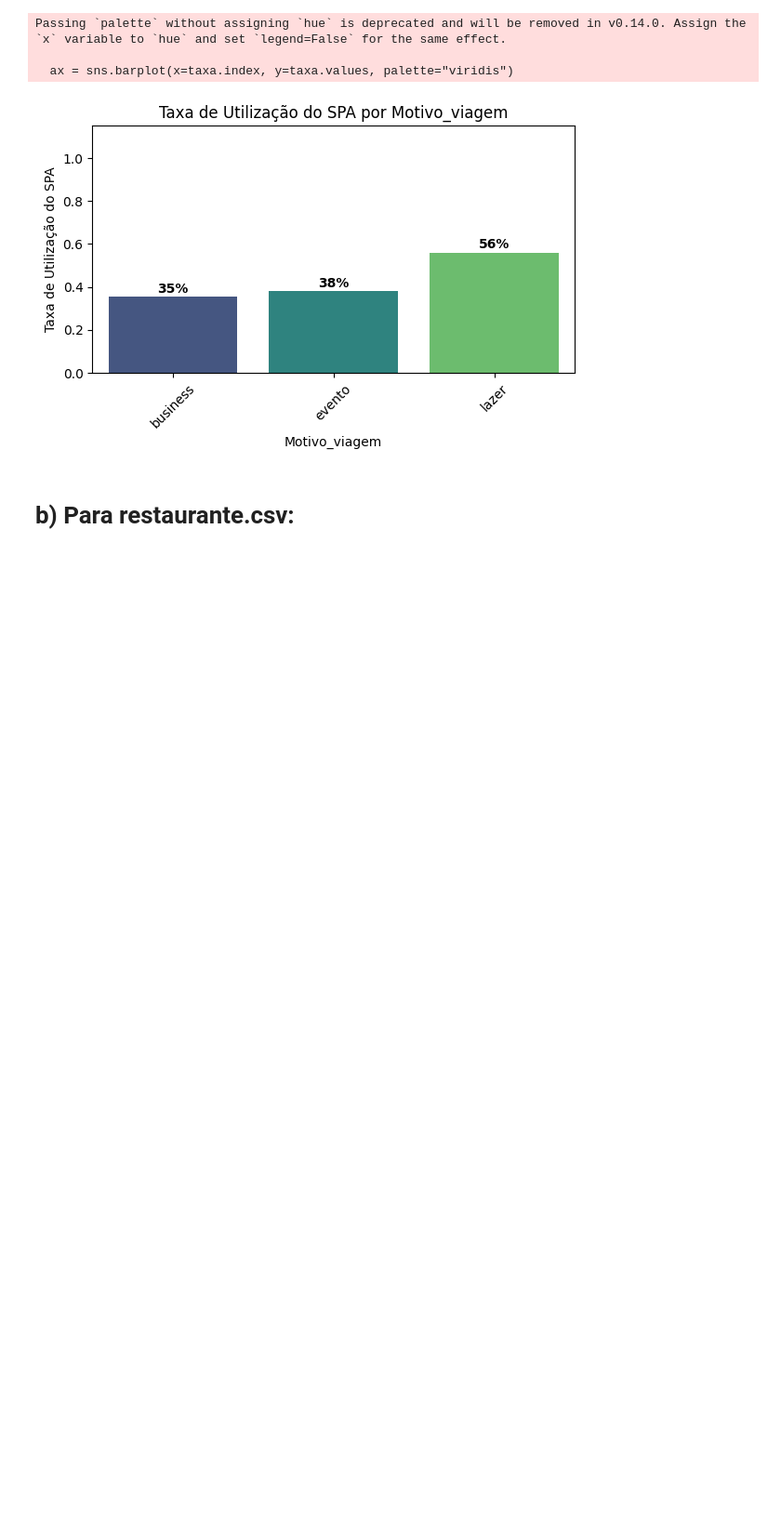
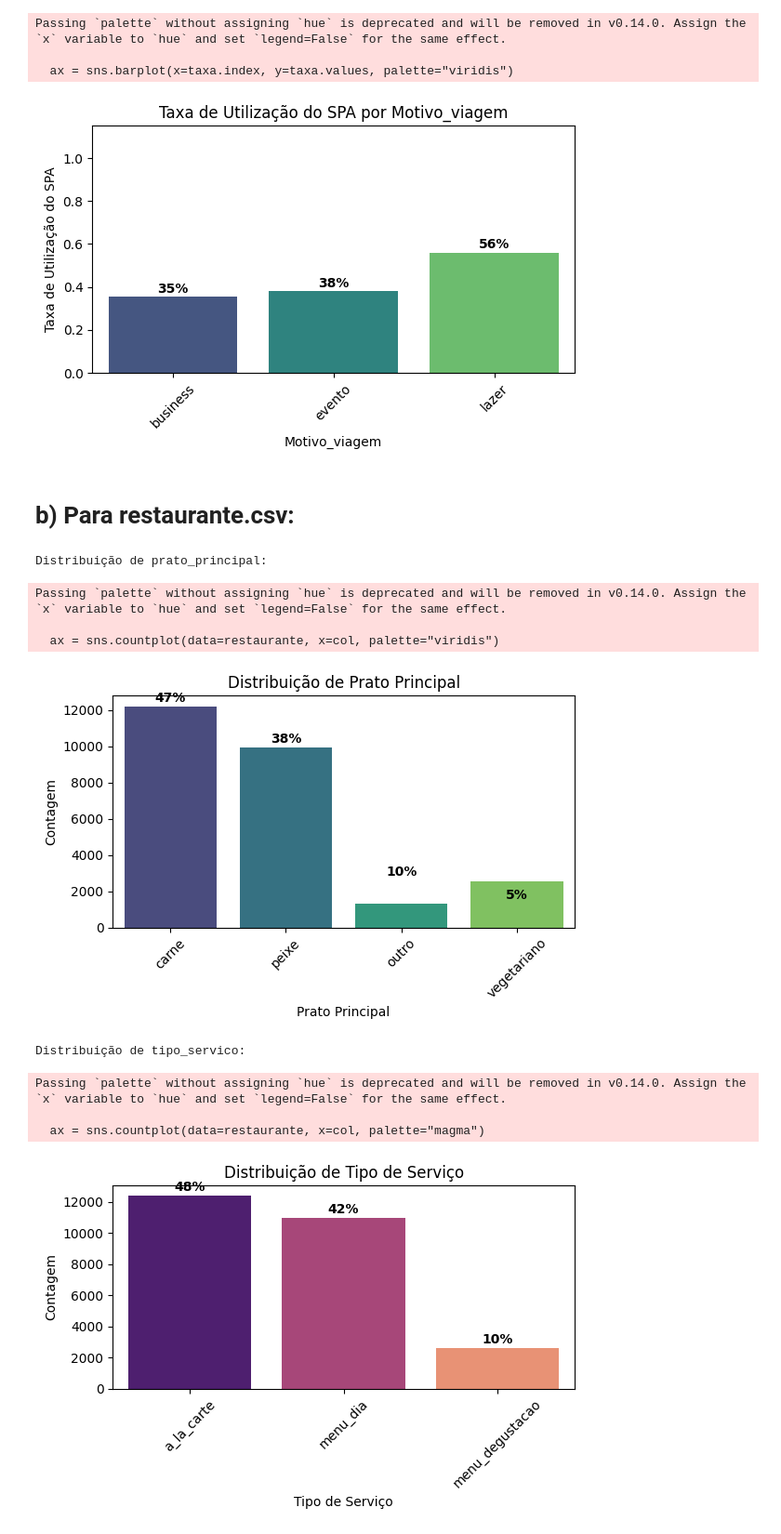
Before and after one commit to lilianaaraujojfmetal-ui/Projeto-Final, a Jupyter notebook: config_data.ipynb, the cells around one changed output. Shown at 93% size. Drawn from its saved outputs; the diff is of its cells as text; code cells hidden in the pictures; blank space fills up the shorter version.

```diff
--- a/config_data.ipynb
+++ b/config_data.ipynb
@@ -999,4 +999,79 @@ Passing `palette` without assigning `hue` is deprecated and will be removed in v
 # %% [markdown]
 # b) Para restaurante.csv:
 # %%
-# I. Distribuição de prato_principal, tipo_servico
+# Para restaurante.csv:
+
+# I. Distribuição de prato_principal por tipo de serviço:
+
+# 1) prato_principal
+col = "prato_principal"
+
+if col in restaurante.columns:
+    dist = restaurante[col].value_counts(normalize=True).round(3)
+
+    print(f"\nDistribuição de {col}:")
+
+    plt.figure(figsize=(6,4))
+    ax = sns.countplot(data=restaurante, x=col, palette="viridis")
+
+    total = len(restaurante)
+    for i, v in enumerate(restaurante[col].value_counts().values):
+        ax.text(
+            i,
+            v + total*0.01,
+            f"{(v/total)*100:.0f}%",
+            ha="center",
+            fontsize=10,
+            fontweight="bold"
+        )
+
+    plt.title("Distribuição de Prato Principal")
+    plt.xlabel("Prato Principal")
+    plt.ylabel("Contagem")
+    plt.xticks(rotation=45)
+    plt.tight_layout()
+    plt.show()
+else:
+    print("A coluna 'prato_principal' não existe no dataset.")
+
+# 2) tipo_servico
+col = "tipo_servico"
+
+if col in restaurante.columns:
+    dist = restaurante[col].value_counts(normalize=True).round(3)
+
+    print(f"\nDistribuição de {col}:")
+
+    plt.figure(figsize=(6,4))
+    ax = sns.countplot(data=restaurante, x=col, palette="magma")
+
+    total = len(restaurante)
+    for i, v in enumerate(restaurante[col].value_counts().values):
+        ax.text(
+            i,
+            v + total*0.01,
+            f"{(v/total)*100:.0f}%",
+            ha="center",
+            fontsize=10,
+            fontweight="bold"
+        )
+
+    plt.title("Distribuição de Tipo de Serviço")
+    plt.xlabel("Tipo de Serviço")
+    plt.ylabel("Contagem")
+    plt.xticks(rotation=45)
+    plt.tight_layout()
+    plt.show()
+else:
+    print("A coluna 'tipo_servico' não existe no dataset.")
+# %% [output]
+Distribuição de prato_principal:
+Passing `palette` without assigning `hue` is deprecated and will be removed in v0.14.0. Assign the `x` variable to `hue` and set `legend=False` for the same effect.
+
+  ax = sns.countplot(data=restaurante, x=col, palette="viridis")
+[figure, added]
+Distribuição de tipo_servico:
+Passing `palette` without assigning `hue` is deprecated and will be removed in v0.14.0. Assign the `x` variable to `hue` and set `legend=False` for the same effect.
+
+  ax = sns.countplot(data=restaurante, x=col, palette="magma")
+[figure, added]
```
Also changed, not shown: parts of 1 cell of this notebook.
